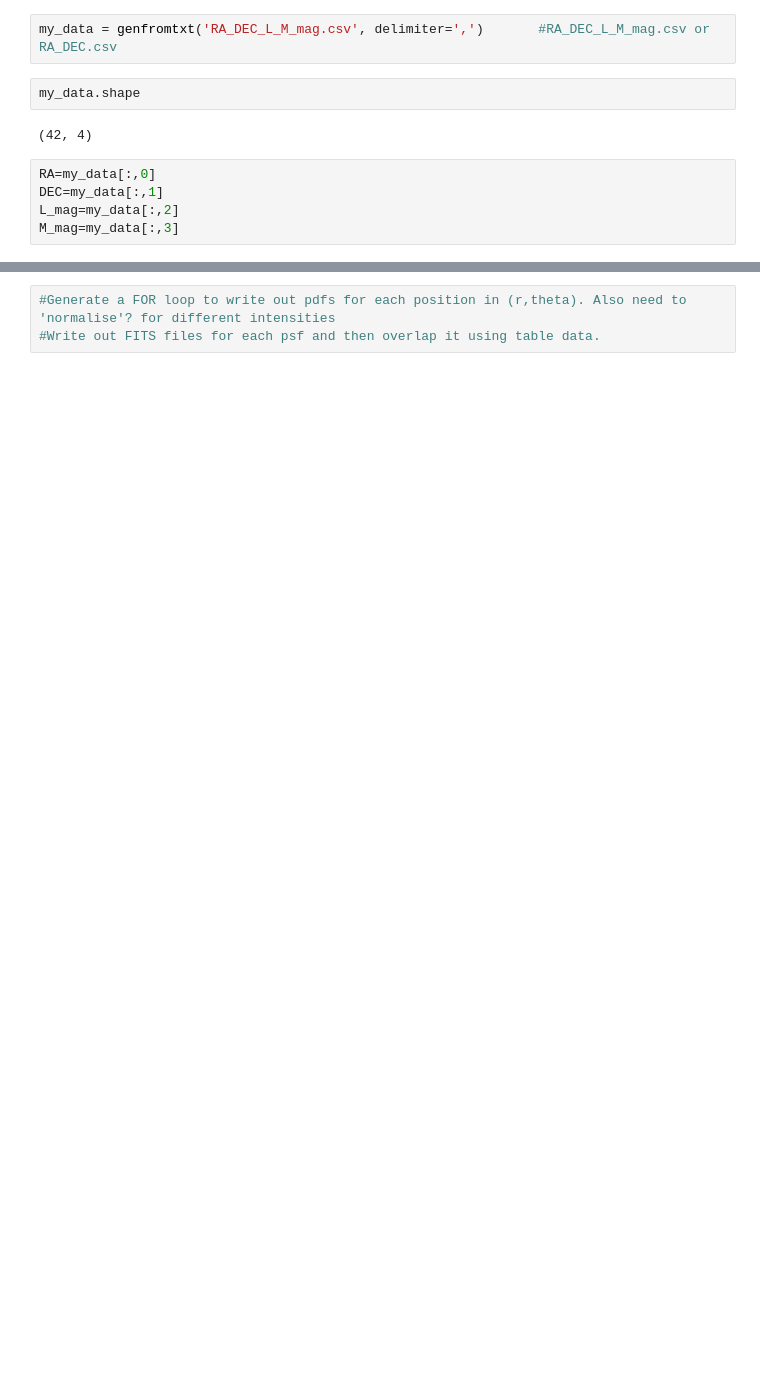
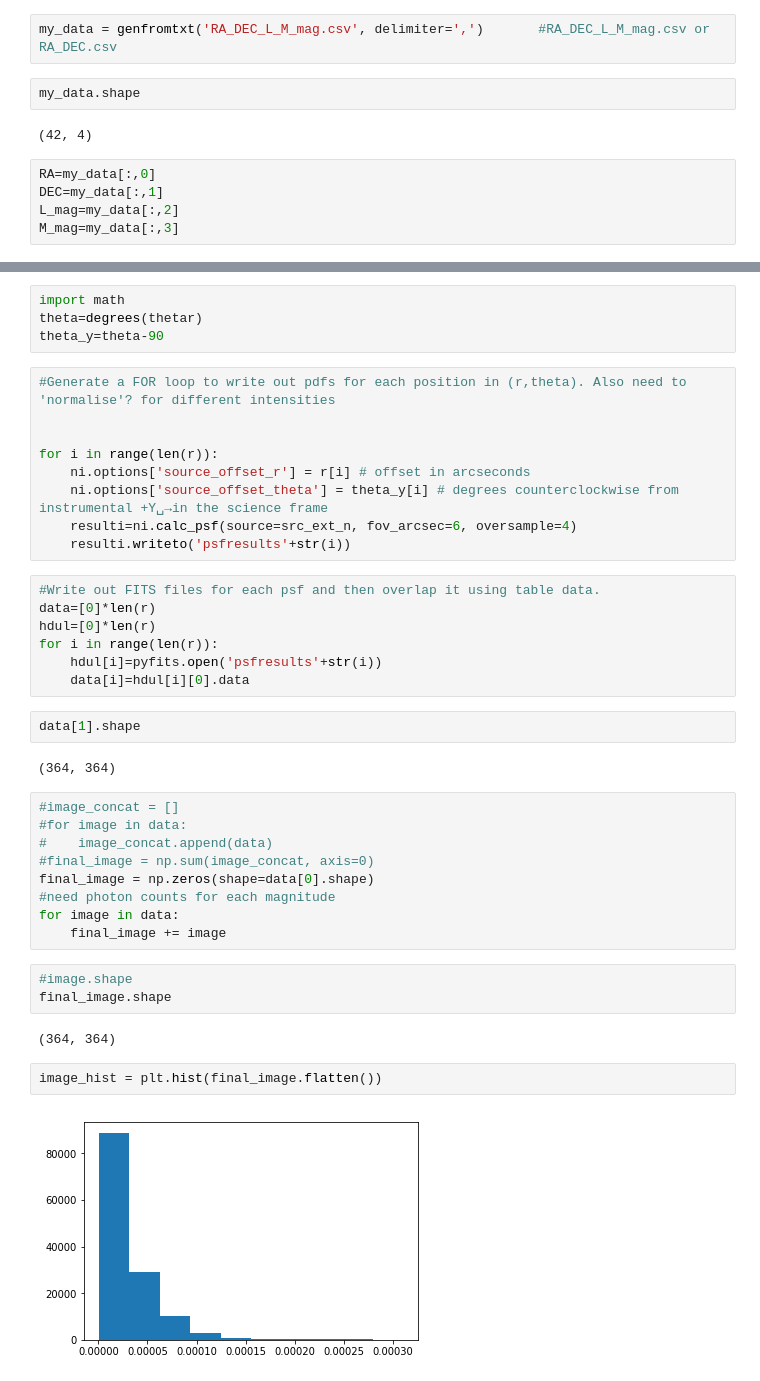
Before and after one commit to kevinlplam/jwst, a Jupyter notebook: Untitled.ipynb, the cells around one changed output, grey strips where cells are left out. Cells and saved outputs as stored; diff of their text form; blank space fills up the shorter version.

```diff
--- a/Untitled.ipynb
+++ b/Untitled.ipynb
@@ -97,3 +90,42 @@ array([ 1.76269324,  2.66549807,  1.75810806,  2.82375193, -2.8582918 ,
+# %%
+import math
+theta=degrees(thetar)
+theta_y=theta-90
 # %%
 #Generate a FOR loop to write out pdfs for each position in (r,theta). Also need to 'normalise'? for different intensities
-#Write out FITS files for each psf and then overlap it using table data.
+
+
+for i in range(len(r)):
+    ni.options['source_offset_r'] = r[i] # offset in arcseconds
+    ni.options['source_offset_theta'] = theta_y[i] # degrees counterclockwise from instrumental +Y␣→in the science frame
+    resulti=ni.calc_psf(source=src_ext_n, fov_arcsec=6, oversample=4)
+    resulti.writeto('psfresults'+str(i))
+# %%
+#Write out FITS files for each psf and then overlap it using table data.
+data=[0]*len(r)
+hdul=[0]*len(r)
+for i in range(len(r)):
+    hdul[i]=pyfits.open('psfresults'+str(i))
+    data[i]=hdul[i][0].data
+# %%
+data[1].shape
+# %% [output]
+(364, 364)
+# %%
+#image_concat = []
+#for image in data:
+#    image_concat.append(data)
+#final_image = np.sum(image_concat, axis=0)
+final_image = np.zeros(shape=data[0].shape)
+#need photon counts for each magnitude
+for image in data:
+    final_image += image
+# %%
+#image.shape
+final_image.shape
+# %% [output]
+(364, 364)
+# %%
+image_hist = plt.hist(final_image.flatten())
+# %% [output]
+[figure, added]
```
Also changed, not shown: parts of 10 cells of this notebook, 1 other file.
